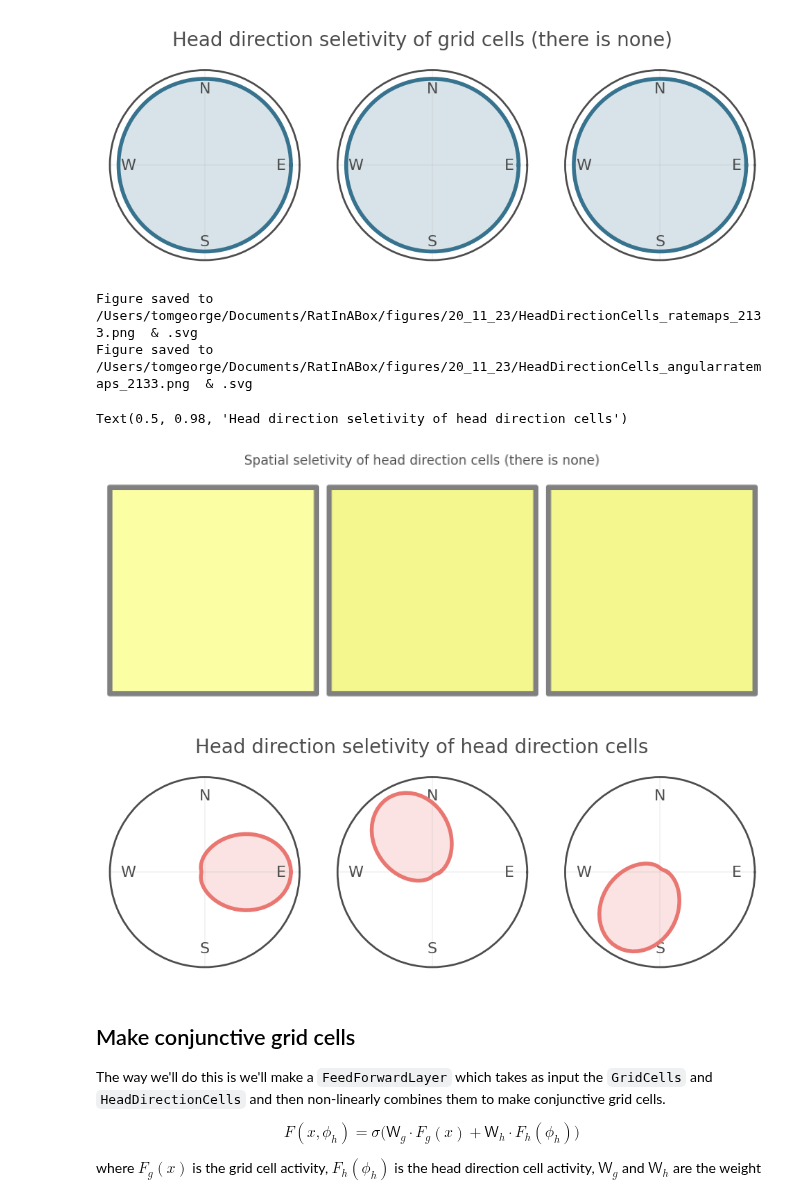
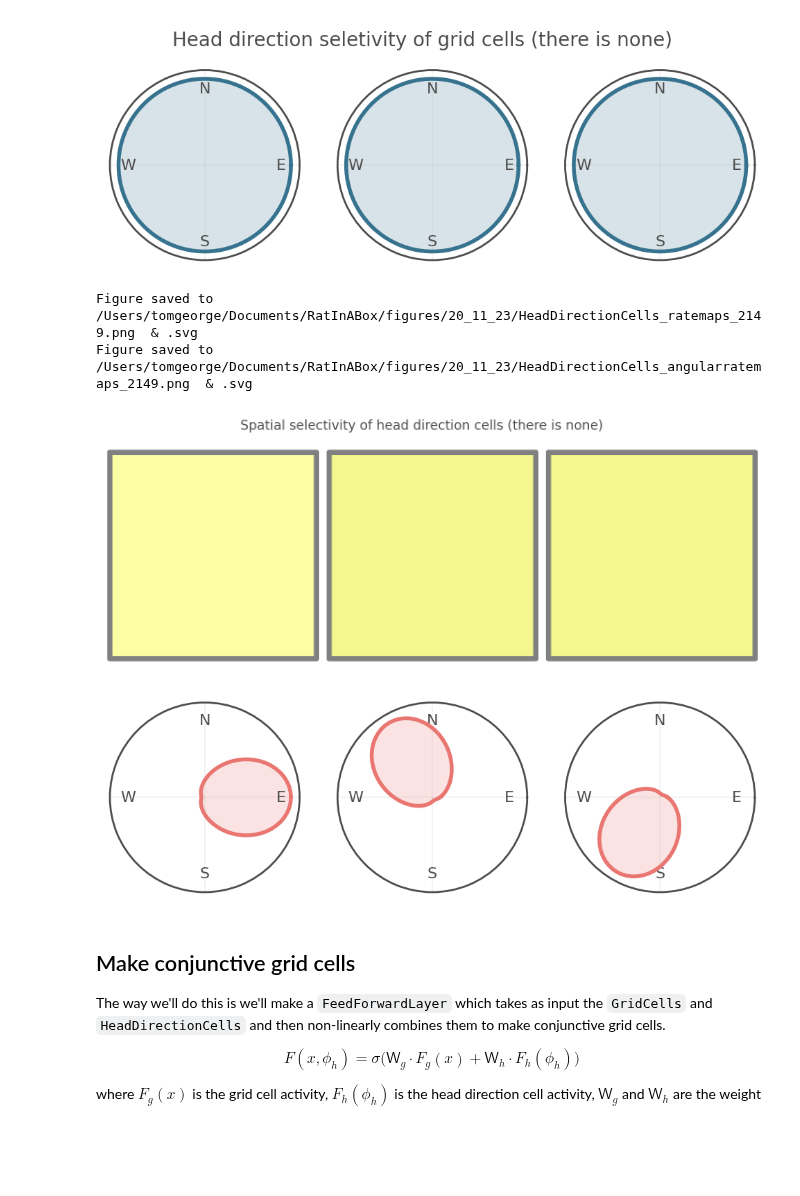
Before and after one commit to RatInABox-Lab/RatInABox, a Jupyter notebook: demos/conjunctive_gridcells_example.ipynb, the cells around one changed output. Saved outputs shown, nothing was run; the diff lists cells and outputs as text; code cells hidden in the pictures; blank space fills up the shorter version.

```diff
--- a/demos/conjunctive_gridcells_example.ipynb
+++ b/demos/conjunctive_gridcells_example.ipynb
@@ -77,15 +77,14 @@ Text(0.5, 0.98, 'Head direction seletivity of grid cells (there is none)')
 [figure]
 # %%
 fig, ax = HDCs.plot_rate_map(method="groundtruth_headdirectionaveraged",colorbar=False)
-fig.suptitle("Spatial seletivity of head direction cells (there is none)")
+fig.suptitle("Spatial selectivity of head direction cells (there is none)")
 fig, ax = HDCs.plot_angular_rate_map()
-fig.suptitle("Head direction seletivity of head direction cells")
+# fig.suptitle("Head direction selectivity of head direction cells")
 # %% [output]
-Figure saved to /Users/tomgeorge/Documents/RatInABox/figures/20_11_23/HeadDirectionCells_ratemaps_2133.png  & .svg
-Figure saved to /Users/tomgeorge/Documents/RatInABox/figures/20_11_23/HeadDirectionCells_angularratemaps_2133.png  & .svg
+Figure saved to /Users/tomgeorge/Documents/RatInABox/figures/20_11_23/HeadDirectionCells_ratemaps_2149.png  & .svg
+Figure saved to /Users/tomgeorge/Documents/RatInABox/figures/20_11_23/HeadDirectionCells_angularratemaps_2149.png  & .svg
-Text(0.5, 0.98, 'Head direction seletivity of head direction cells')
 [figure]
-[figure, old version]
+[figure, new version]
 # %% [markdown]
 ## Make conjunctive grid cells
 
```
Also changed, not shown: parts of 2 cells of this notebook, 2 other files.
